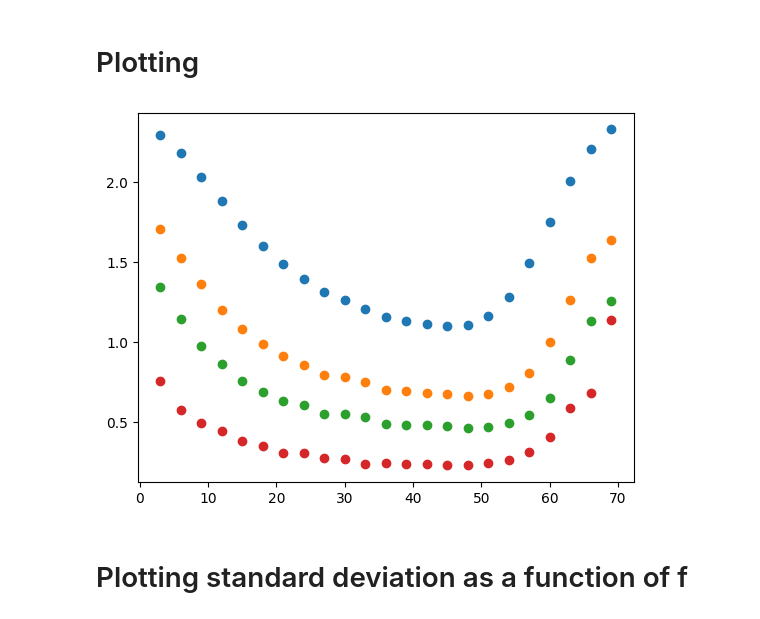
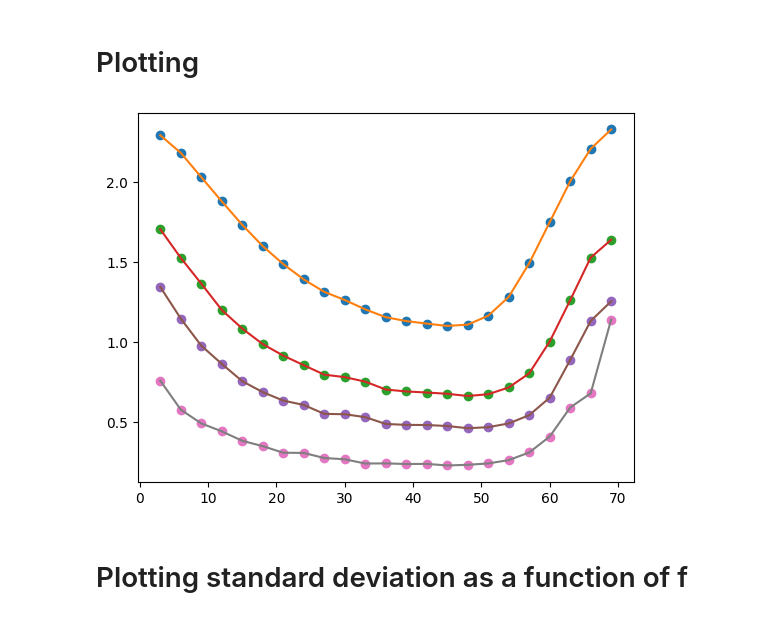
Before and after one commit to PEPT-Data-Analysis-Group/PEPT-, a Jupyter notebook: optimization.ipynb, the cells around one changed output. Saved outputs shown, nothing was run; the diff lists cells and outputs as text; code cells hidden in the pictures.

Commit message:
Updated optimisation plots

```diff
--- a/optimization.ipynb
+++ b/optimization.ipynb
@@ -14,7 +14,7 @@ for file in prefix:
     fileName = "optimisation/" + file + ".txt"
     fileObject = open(fileName, 'r')
     std = []
-    for l, line in enumerate(fileObject):
+    for line in fileObject:
         part = line.split()
         std.append(float(part[0]))
 
@@ -25,9 +25,10 @@ for file in prefix:
 # %%
 f = range(3,72,3)
 fig, ax = plt.subplots()
 for val in df.values():
     ax.plot(f, val, "o")
+    ax.plot(f, val, "-")
 # %% [output]
-[figure, old version]
+[figure, new version]
 # %% [markdown]
 # Plotting standard deviation as a function of f
```
Also changed, not shown: 10 other files.
